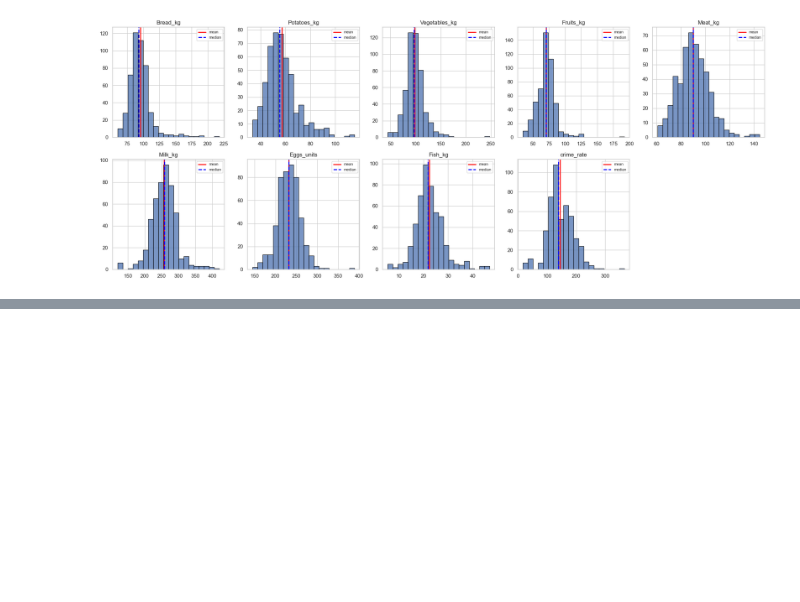
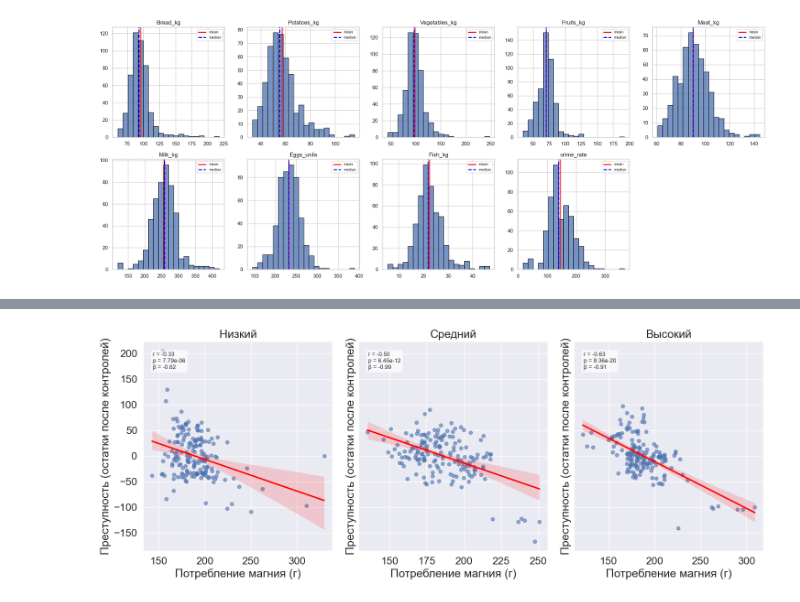
Before and after one commit to gochkinmaksim-oss/DANOCODEDATAPRIME, a Jupyter notebook: DANOCODEFinal.ipynb, the cells around one changed output, grey strips where cells are left out. Drawn from its saved outputs; the diff is of its cells as text; code cells hidden in the pictures; blank space fills up the shorter version.

```diff
--- a/DANOCODEFinal.ipynb
+++ b/DANOCODEFinal.ipynb
@@ -1468,0 +1519,53 @@ plt.show()
+# %%
+from scipy import stats
+import statsmodels.api as sm  # [web:1]
+
+sns.set(font_scale=1.5)
+titles = {'low': 'Низкий', 'mid': 'Средний', 'high': 'Высокий'}
+
+fig, axes = plt.subplots(1, 3, figsize=(15, 6), sharey=True)
+groups = ['low', 'mid', 'high']
+
+for ax, grp in zip(axes, groups):
+    # берем данные для группы и контролей
+    df_sub = panel[panel['gini_group'] == grp][
+        ['Magnium_g', 'crime_rate', 'grp', 'gini', 'poverty']
+    ].dropna()
+
+    # регрессия crime_rate на контролы внутри этой gini-группы
+    X = sm.add_constant(df_sub[['grp', 'gini', 'poverty']])
+    y = df_sub['crime_rate']
+    model = sm.OLS(y, X).fit()
+    df_sub['crime_resid'] = model.resid  # «очищенная» преступность [web:1]
+
+    # линейная регрессия/корреляция магний ~ очищенная преступность
+    res = stats.linregress(df_sub['Magnium_g'], df_sub['crime_resid'])
+    r = res.rvalue
+    p = res.pvalue
+    beta = res.slope  # [web:6]
+
+    sns.regplot(
+        data=df_sub,
+        x='Magnium_g', y='crime_resid',
+        ax=ax,
+        scatter_kws={'alpha': 0.6, 's': 30},
+        line_kws={'color': 'red'}
+    )
+
+    ax.text(
+        0.05, 0.95,
+        f'r = {r:.2f}\np = {p:.3g}\nβ = {beta:.2f}',
+        transform=ax.transAxes,
+        va='top', ha='left',
+        fontsize=9,
+        bbox=dict(boxstyle='round', facecolor='white', alpha=0.7)
+    )
+
+    ax.set_title(titles[grp])
+    ax.set_xlabel('Потребление магния (г)')
+    ax.set_ylabel('Преступность (остатки после контролей)')
+
+plt.tight_layout()
+plt.show()
+# %% [output]
+[figure, added]
```
Also changed, not shown: parts of 2 cells of this notebook.
